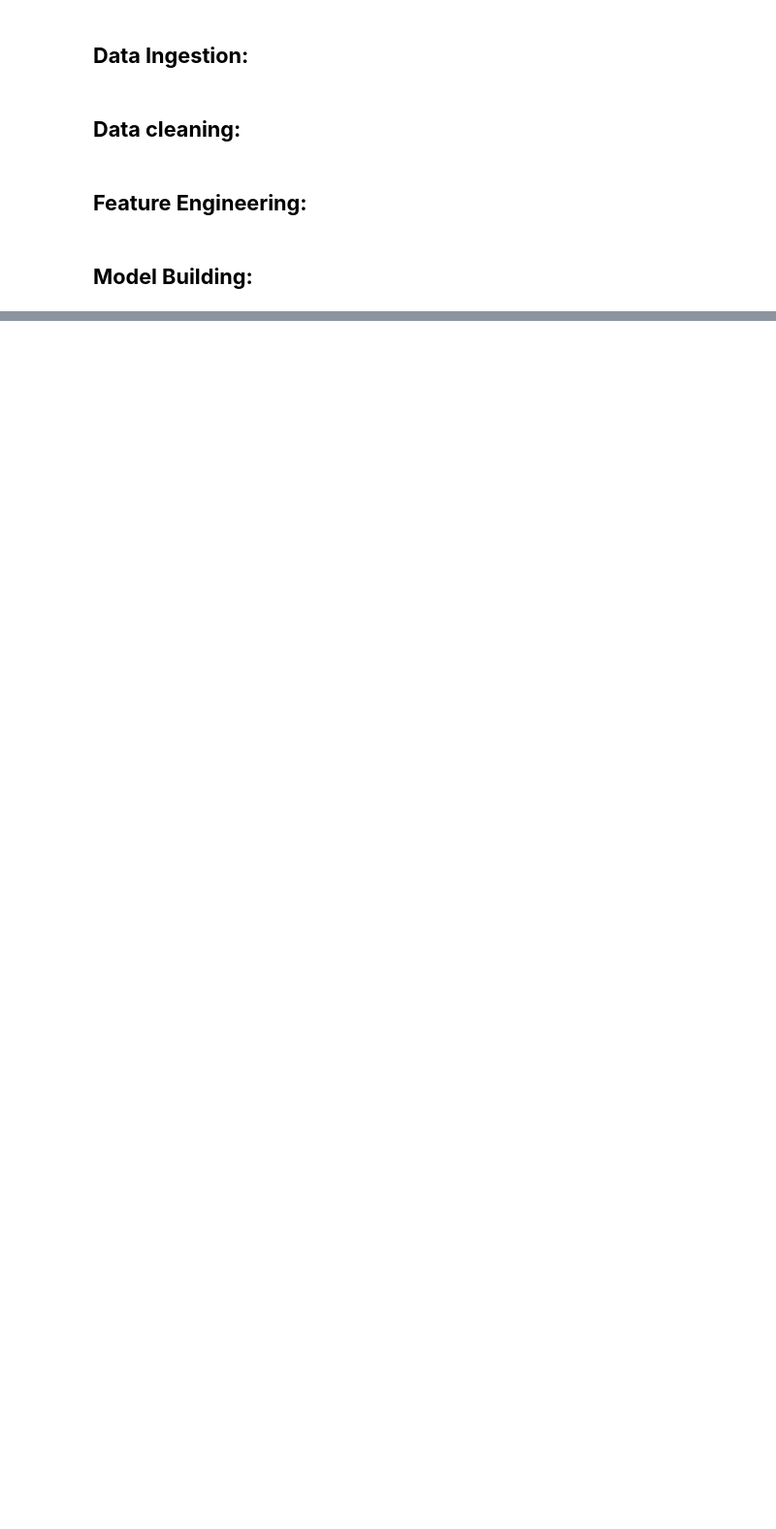
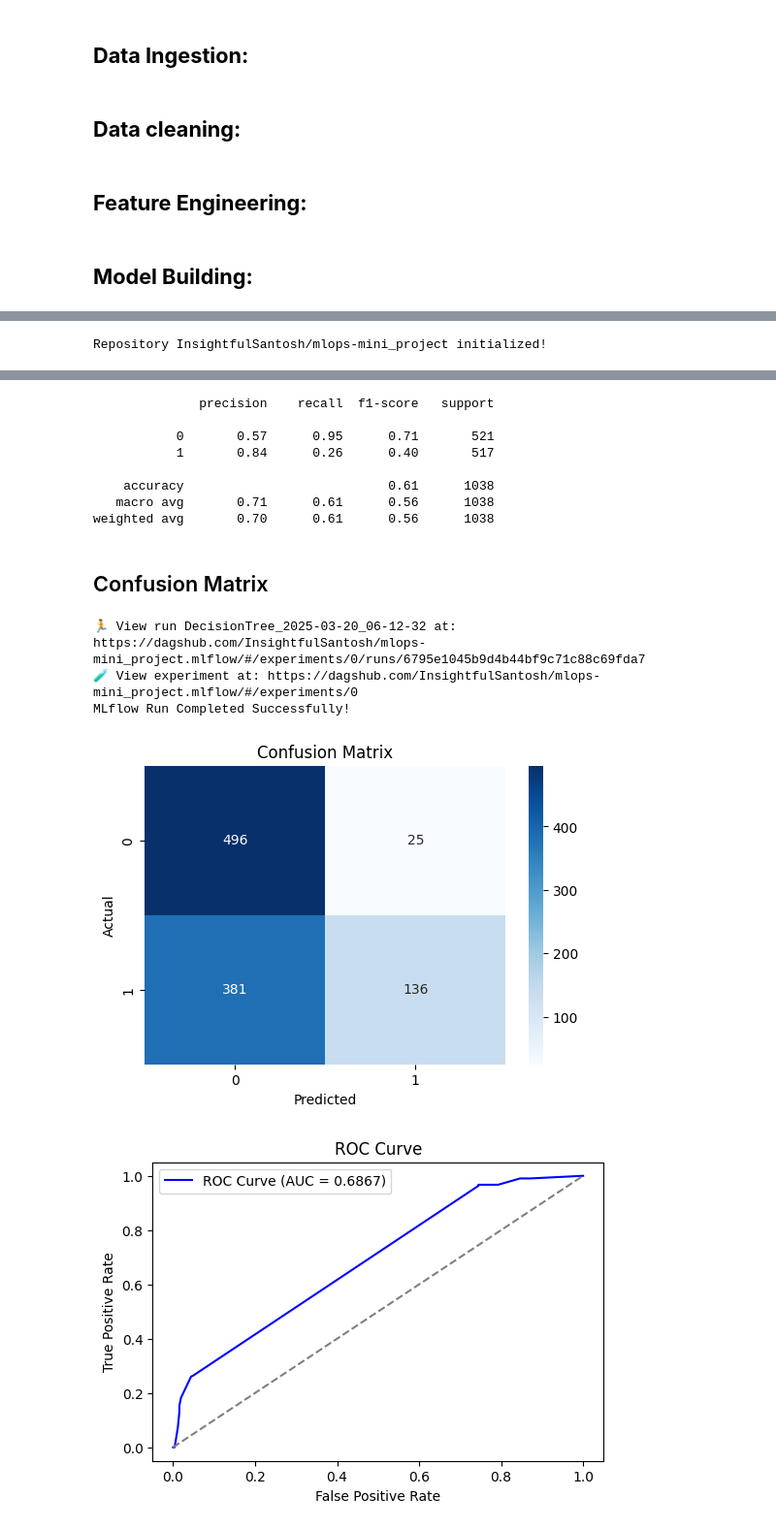
Before and after one commit to InsightfulSantosh/mlops-mini_project, a Jupyter notebook: notebooks/experiment-1.ipynb, the cells around one changed output, grey strips where cells are left out. Shown at 97% size. Cells and saved outputs as stored; diff of their text form; code cells hidden in the pictures; blank space fills up the shorter version.

```diff
--- a/notebooks/experiment-1.ipynb
+++ b/notebooks/experiment-1.ipynb
@@ -297,7 +297,7 @@ from IPython.display import display, Markdown
 # Load Data
 train_path = "/Users/santoshkumar/Data_science/mlops-mini_project/data/processed/train_bow.csv"
 test_path = "/Users/santoshkumar/Data_science/mlops-mini_project/data/processed/test_bow.csv"
-notebook_path = "/Users/santoshkumar/Data_science/mlops-mini_project/notebooks/exp1.ipynb"
+notebook_path = "/Users/santoshkumar/Data_science/mlops-mini_project/notebooks/experiment-1.ipynb"
 
 
 train_df = pd.read_csv(train_path)
@@ -409,0 +410 @@ FileNotFoundError: [Errno 2] No such file or directory: '/data/processed/train_b
+Repository InsightfulSantosh/mlops-mini_project initialized!
@@ -409,0 +416,14 @@ FileNotFoundError: [Errno 2] No such file or directory: '/data/processed/train_b
+              precision    recall  f1-score   support
+
+           0       0.57      0.95      0.71       521
+           1       0.84      0.26      0.40       517
+
+    accuracy                           0.61      1038
+   macro avg       0.71      0.61      0.56      1038
+weighted avg       0.70      0.61      0.56      1038
+## Confusion Matrix
+🏃 View run DecisionTree_2025-03-20_06-12-32 at: https://dagshub.com/InsightfulSantosh/mlops-mini_project.mlflow/#/experiments/0/runs/6795e1045b9d4b44bf9c71c88c69fda7
+🧪 View experiment at: https://dagshub.com/InsightfulSantosh/mlops-mini_project.mlflow/#/experiments/0
+MLflow Run Completed Successfully!
+[figure, added]
+[figure, added]
```
Also changed, not shown: parts of 1 cell of this notebook.
